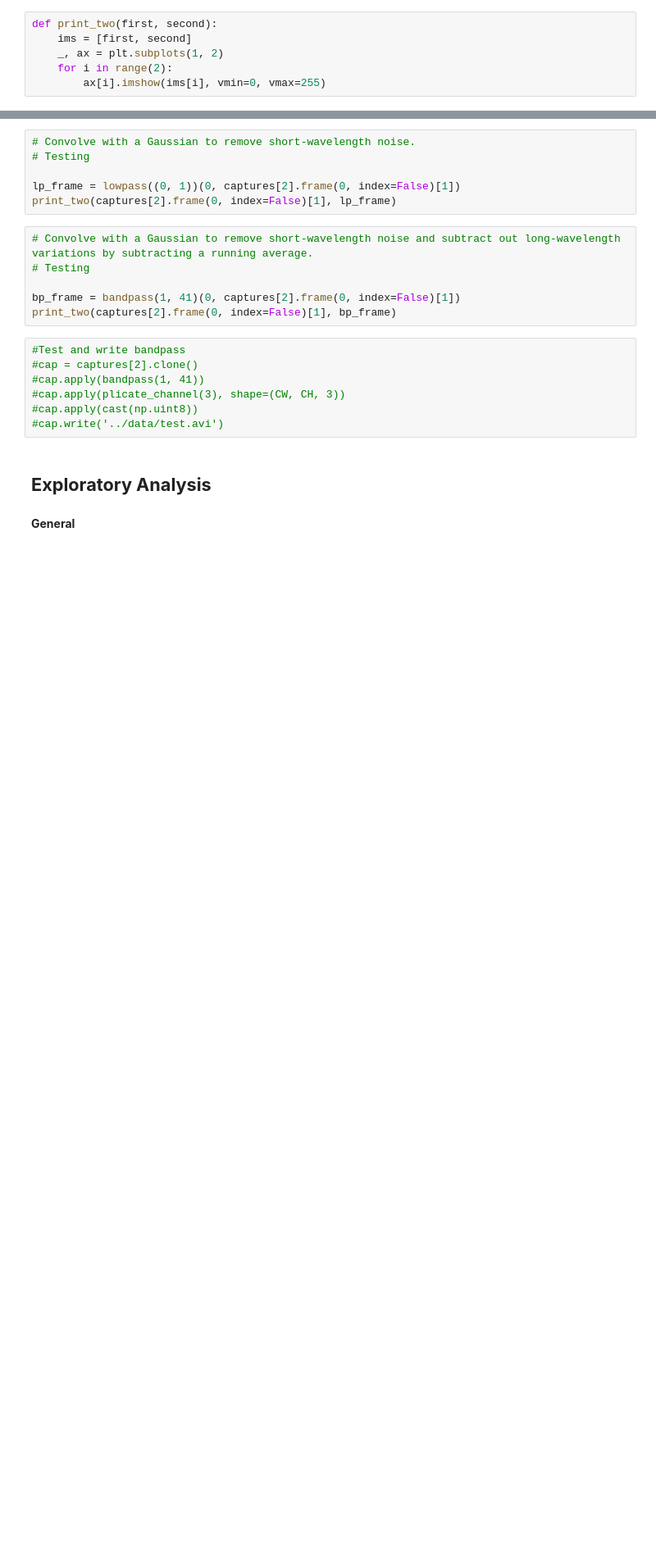
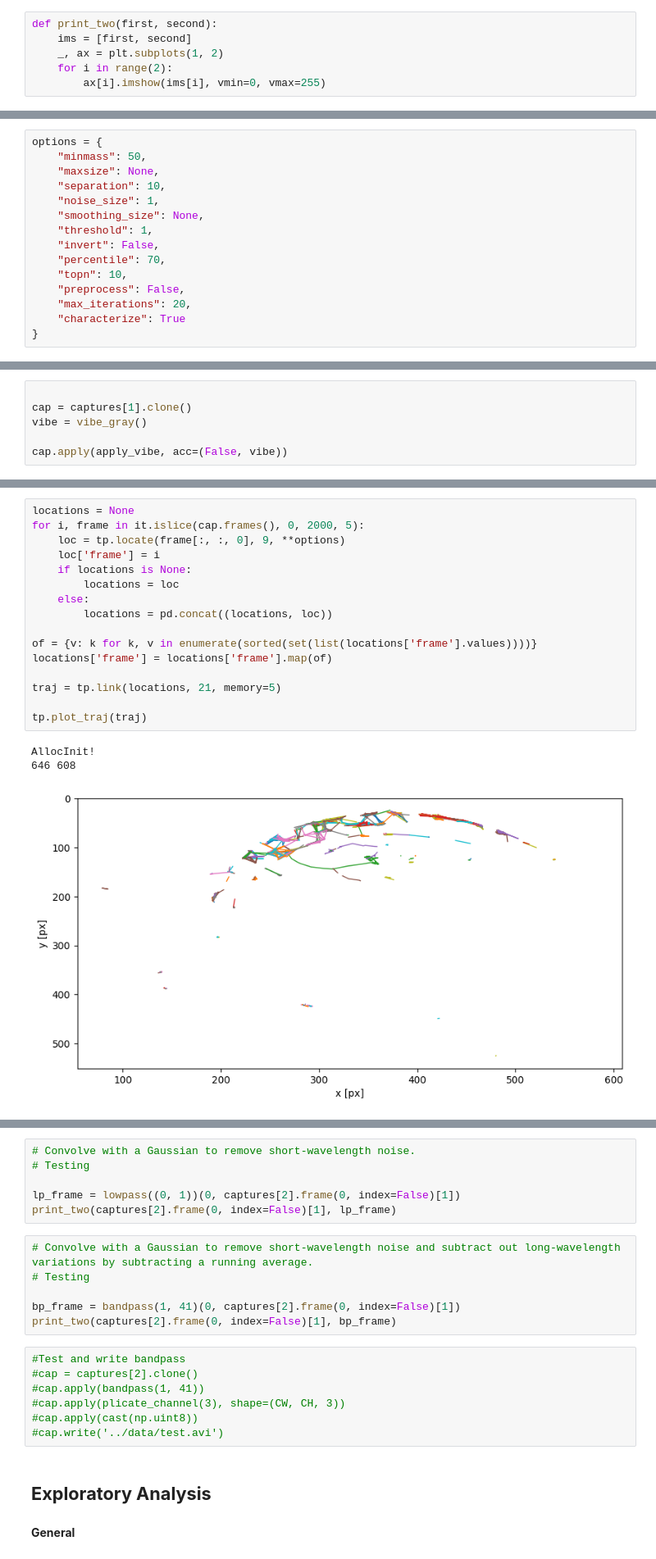
Before and after one commit to epenaroyuela/EPFL-ml-project, a Jupyter notebook: notebooks/trackpy_and_company.ipynb, the cells around one changed output, grey strips where cells are left out. Shown at 82% size. Cells and saved outputs as stored; diff of their text form; blank space fills up the shorter version.

```diff
--- a/notebooks/trackpy_and_company.ipynb
+++ b/notebooks/trackpy_and_company.ipynb
@@ -217,0 +172,15 @@ print_frame(True)(fi, f, None)
+# %%
+options = {
+    "minmass": 50,
+    "maxsize": None,
+    "separation": 10,
+    "noise_size": 1,
+    "smoothing_size": None,
+    "threshold": 1,
+    "invert": False,
+    "percentile": 70,
+    "topn": 10,
+    "preprocess": False,
+    "max_iterations": 20,
+    "characterize": True
+}
@@ -217,0 +226,6 @@ print_frame(True)(fi, f, None)
+# %%
+
+cap = captures[1].clone()
+vibe = vibe_gray()
+
+cap.apply(apply_vibe, acc=(False, vibe))
@@ -217,0 +244,20 @@ print_frame(True)(fi, f, None)
+# %%
+locations = None
+for i, frame in it.islice(cap.frames(), 0, 2000, 5):
+    loc = tp.locate(frame[:, :, 0], 9, **options)
+    loc['frame'] = i
+    if locations is None:
+        locations = loc
+    else:
+        locations = pd.concat((locations, loc))
+
+of = {v: k for k, v in enumerate(sorted(set(list(locations['frame'].values))))}
+locations['frame'] = locations['frame'].map(of)
+
+traj = tp.link(locations, 21, memory=5)
+
+tp.plot_traj(traj)
+# %% [output]
+AllocInit!
+646 608
+[figure, added]
```
Also changed, not shown: parts of 70 cells of this notebook.
